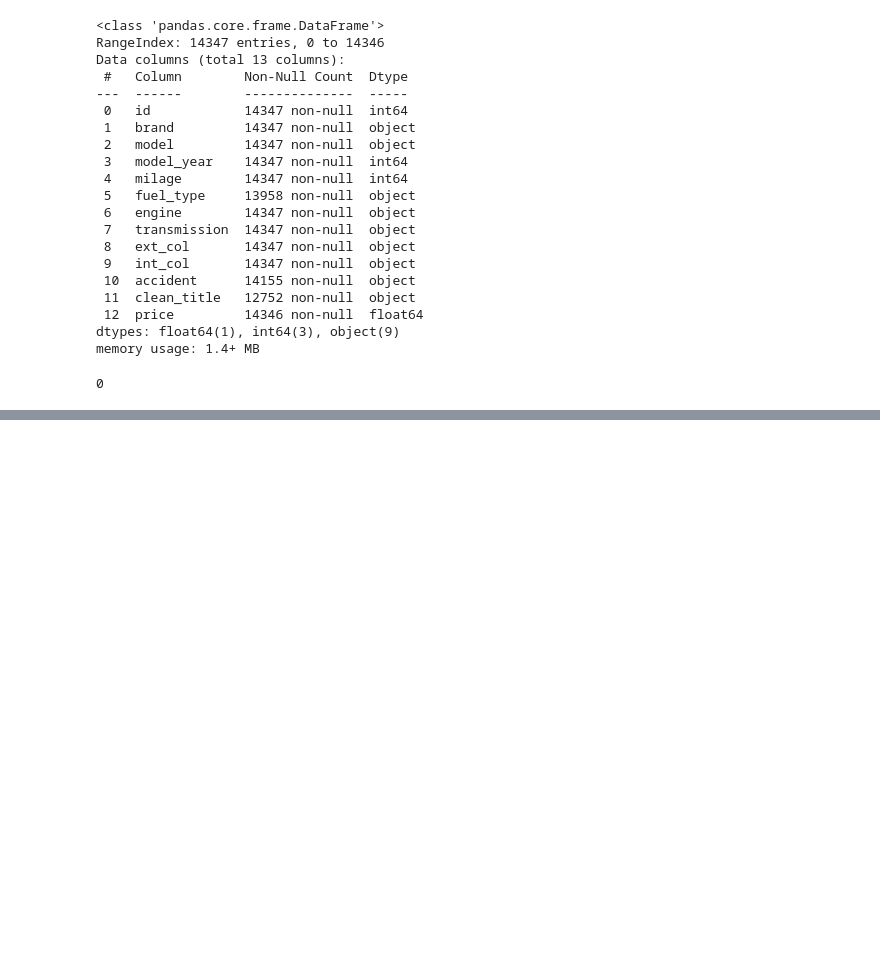
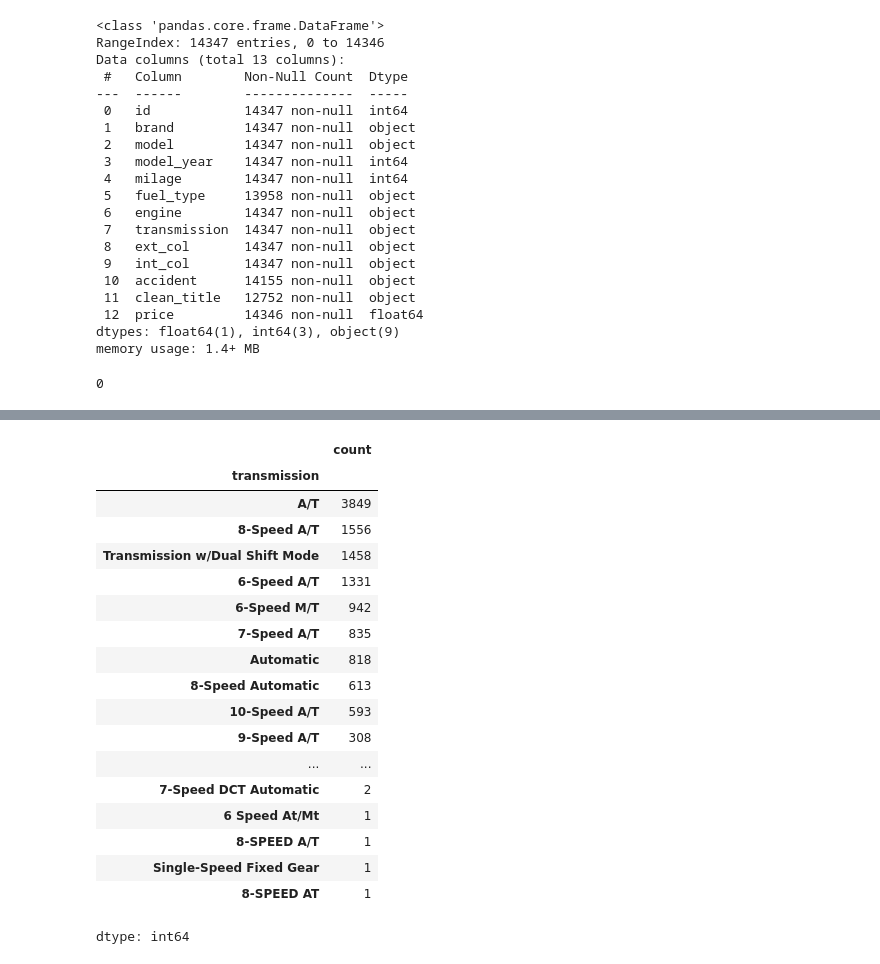
Before and after one commit to savindumahasen/Regression-Of-Used-Car-Prices, a Jupyter notebook: classification.ipynb, the cells around one changed output, grey strips where cells are left out. Drawn from its saved outputs; the diff is of its cells as text; code cells hidden in the pictures; blank space fills up the shorter version.

```diff
--- a/classification.ipynb
+++ b/classification.ipynb
@@ -44,0 +129,22 @@ train_dataset.duplicated().sum()
+# %%
+train_dataset['transmission'].value_counts()
+# %% [output]
+|  | count |
+| transmission |  |
+| A/T | 3849 |
+| 8-Speed A/T | 1556 |
+| Transmission w/Dual Shift Mode | 1458 |
+| 6-Speed A/T | 1331 |
+| 6-Speed M/T | 942 |
+| 7-Speed A/T | 835 |
+| Automatic | 818 |
+| 8-Speed Automatic | 613 |
+| 10-Speed A/T | 593 |
+| 9-Speed A/T | 308 |
+| ... | ... |
+| 7-Speed DCT Automatic | 2 |
+| 6 Speed At/Mt | 1 |
+| 8-SPEED A/T | 1 |
+| Single-Speed Fixed Gear | 1 |
+| 8-SPEED AT | 1 |
+dtype: int64
```
Also changed, not shown: parts of 12 cells of this notebook.
